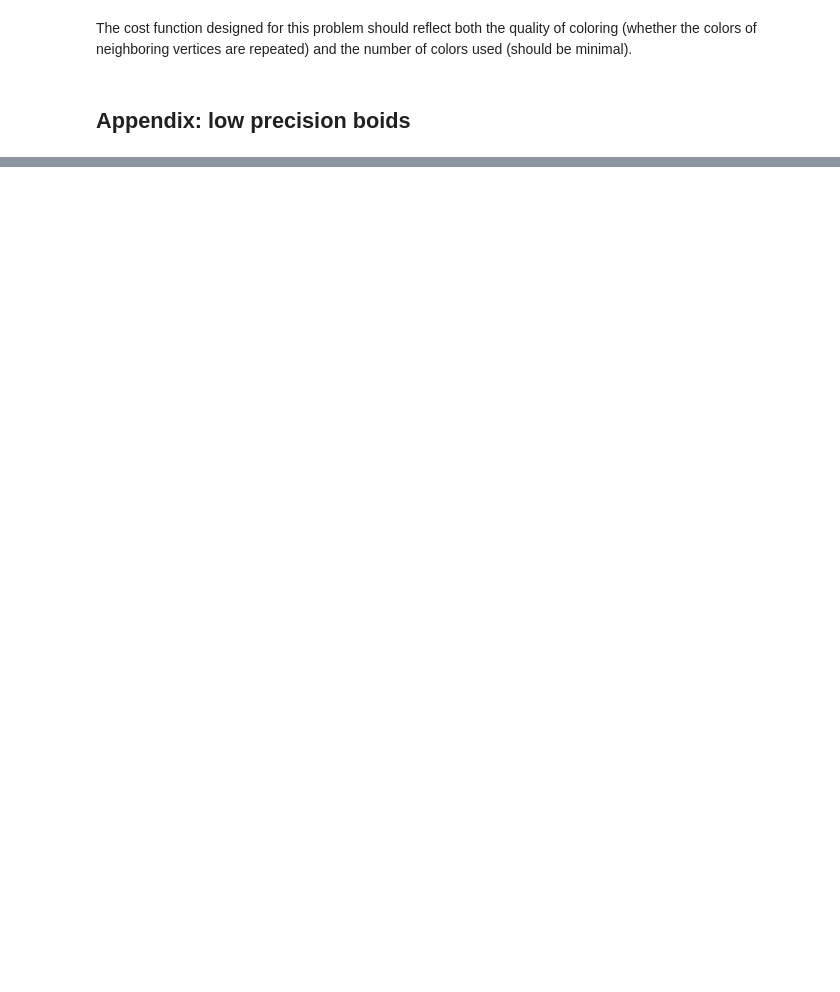
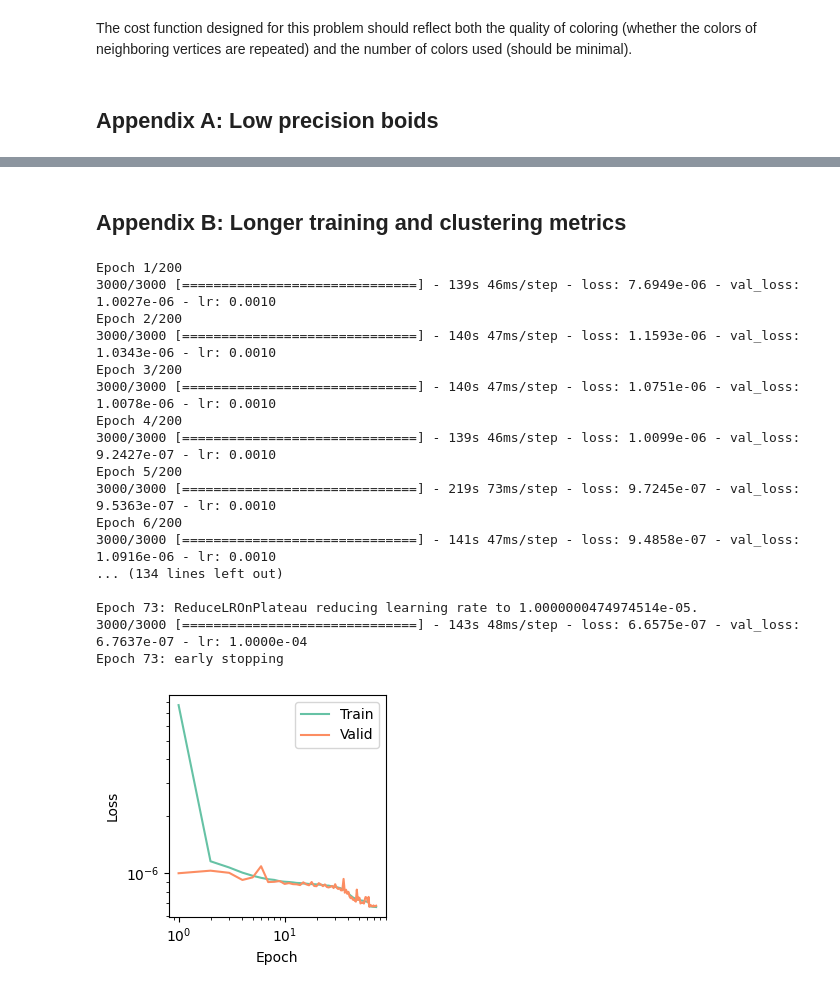
Before and after one commit to pawlo555/GNCA, a Jupyter notebook: demo.ipynb, the cells around one changed output, grey strips where cells are left out. Drawn from its saved outputs; the diff is of its cells as text; code cells hidden in the pictures; blank space fills up the shorter version.

Commit message:
Add boids with clustering scores

```diff
--- a/demo.ipynb
+++ b/demo.ipynb
@@ -229,6 +229,6 @@ As an example application of this method, we want to solve the graph coloring pr
 # %% [markdown]
 The cost function designed for this problem should reflect both the quality of coloring (whether the colors of neighboring vertices are repeated) and the number of colors used (should be minimal).
 # %% [markdown]
-## Appendix: low precision boids
+## Appendix A: Low precision boids
 # %%
 from modules.boids_lp import BoidsLp
@@ -275,3 +274,26 @@ anim.save('images/boids_lp.gif', writer='pillow', fps=20)
 plt.close()
 # %% [markdown]
 <img src="images/boids_lp.gif" width="500" align="center">
+# %% [markdown]
+## Appendix B: Longer training and clustering metrics
+# %%
+model = boids_main(epochs=200)
+# %% [output]
+Epoch 1/200
+3000/3000 [==============================] - 139s 46ms/step - loss: 7.6949e-06 - val_loss: 1.0027e-06 - lr: 0.0010
+Epoch 2/200
+3000/3000 [==============================] - 140s 47ms/step - loss: 1.1593e-06 - val_loss: 1.0343e-06 - lr: 0.0010
+Epoch 3/200
+3000/3000 [==============================] - 140s 47ms/step - loss: 1.0751e-06 - val_loss: 1.0078e-06 - lr: 0.0010
+Epoch 4/200
+3000/3000 [==============================] - 139s 46ms/step - loss: 1.0099e-06 - val_loss: 9.2427e-07 - lr: 0.0010
+Epoch 5/200
+3000/3000 [==============================] - 219s 73ms/step - loss: 9.7245e-07 - val_loss: 9.5363e-07 - lr: 0.0010
+Epoch 6/200
+3000/3000 [==============================] - 141s 47ms/step - loss: 9.4858e-07 - val_loss: 1.0916e-06 - lr: 0.0010
+... (134 lines left out)
+
+Epoch 73: ReduceLROnPlateau reducing learning rate to 1.0000000474974514e-05.
+3000/3000 [==============================] - 143s 48ms/step - loss: 6.6575e-07 - val_loss: 6.7637e-07 - lr: 1.0000e-04
+Epoch 73: early stopping
+[figure, added]
```
Also changed, not shown: parts of 2 cells of this notebook, 1 other file.
